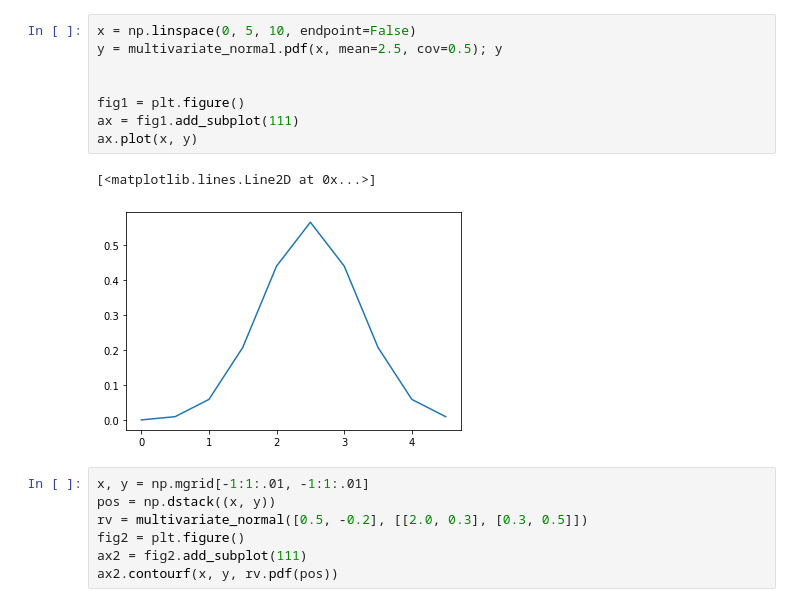
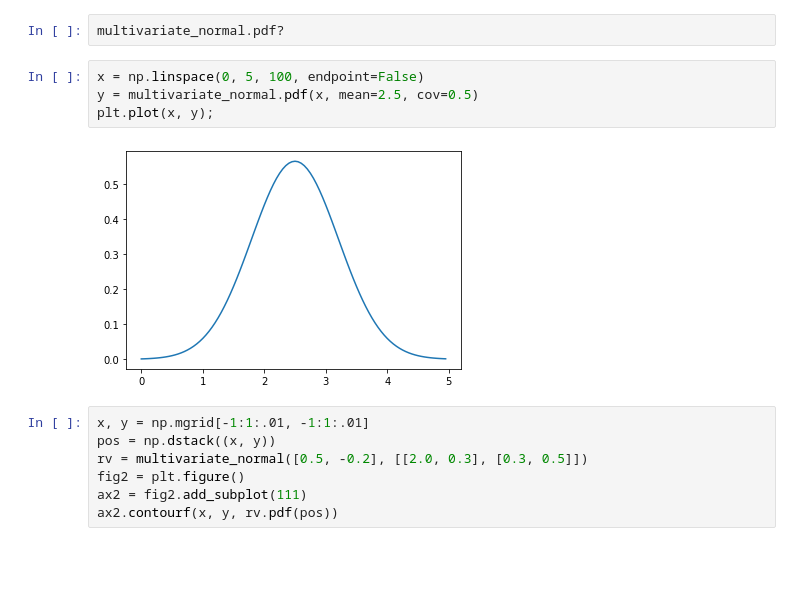
Before and after one commit to rohinarora/EECE5644-Machine_Learning, a Jupyter notebook: L2/gaussian.ipynb, the cells around one changed output. Drawn from its saved outputs; the diff is of its cells as text; blank space fills up the shorter version.

```diff
--- a/L2/gaussian.ipynb
+++ b/L2/gaussian.ipynb
@@ -24,14 +24,11 @@ plt.scatter(r[:,0],r[:,1])
+# %%
+multivariate_normal.pdf?
 # %%
-x = np.linspace(0, 5, 10, endpoint=False)
-y = multivariate_normal.pdf(x, mean=2.5, cov=0.5); y
-
-
-fig1 = plt.figure()
-ax = fig1.add_subplot(111)
-ax.plot(x, y)
+x = np.linspace(0, 5, 100, endpoint=False)
+y = multivariate_normal.pdf(x, mean=2.5, cov=0.5)
+plt.plot(x, y);
 # %% [output]
-[<matplotlib.lines.Line2D at 0x...>]
-[figure, old version]
+[figure, new version]
 # %%
 x, y = np.mgrid[-1:1:.01, -1:1:.01]
 pos = np.dstack((x, y))
```
Also changed, not shown: parts of 28 cells of this notebook, 28 other files.
